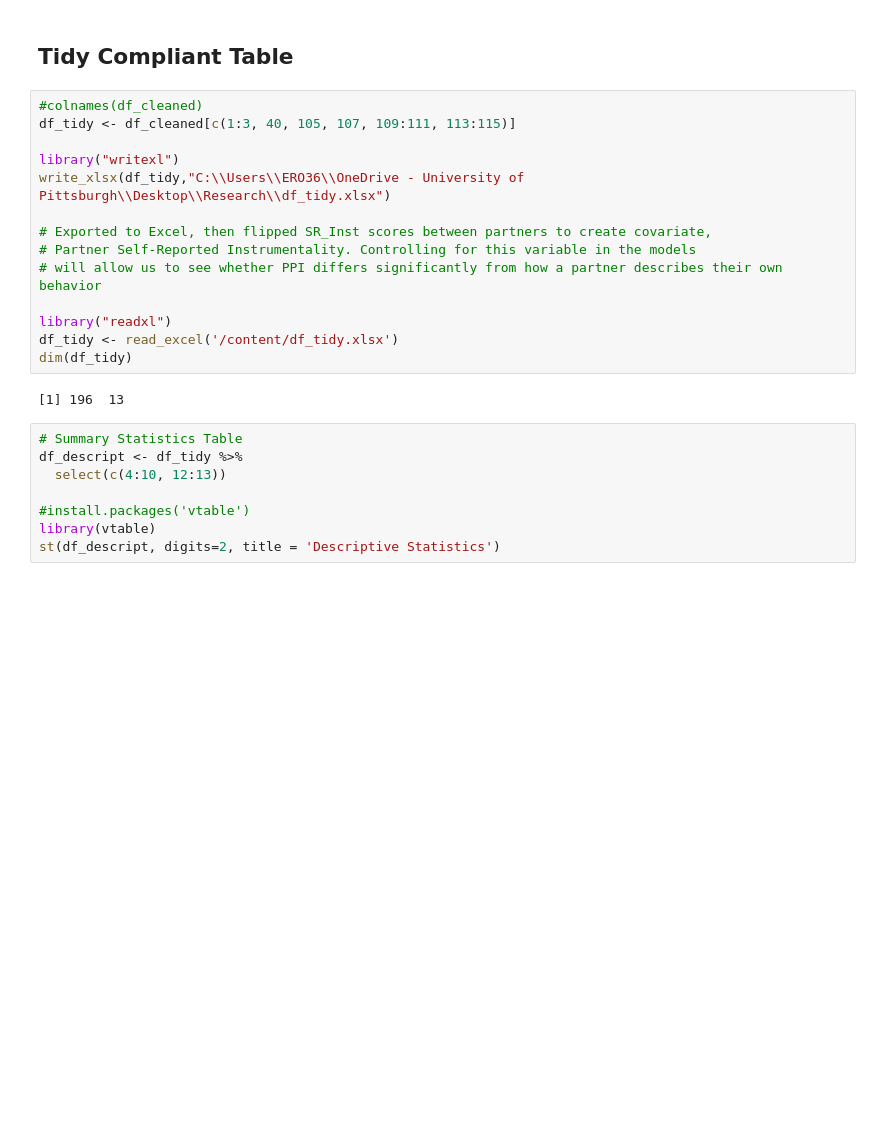
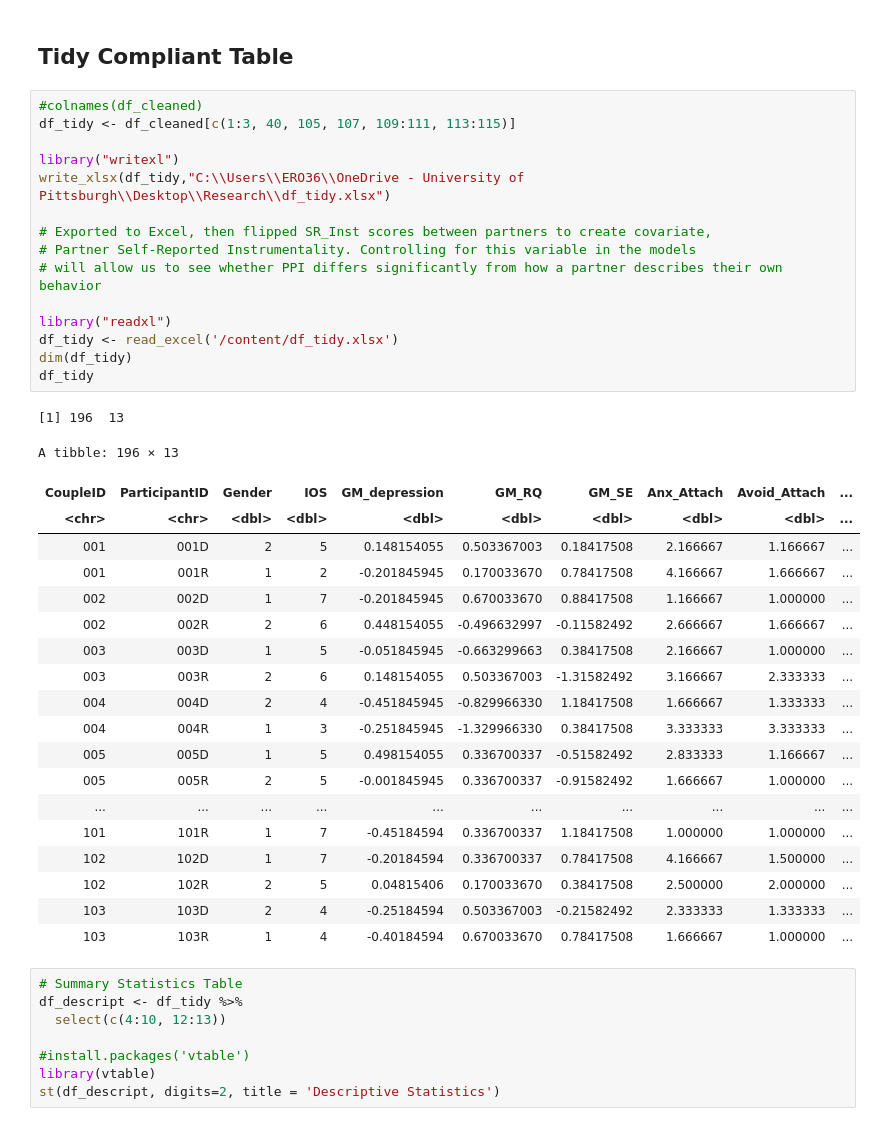
Before and after one commit to erobrien6/DataSciencePsychNeuro, a Jupyter notebook: O'Brien_DSPN_S23_FinalProject.ipynb, the cells around one changed output. Saved outputs shown, nothing was run; the diff lists cells and outputs as text; blank space fills up the shorter version.

```diff
--- a/O'Brien_DSPN_S23_FinalProject.ipynb
+++ b/O'Brien_DSPN_S23_FinalProject.ipynb
@@ -331,19 +331,39 @@ summary(df_cleaned$PPI)
 # %%
 #colnames(df_cleaned)
 df_tidy <- df_cleaned[c(1:3, 40, 105, 107, 109:111, 113:115)]
 
 library("writexl")
 write_xlsx(df_tidy,"C:\\Users\\ERO36\\OneDrive - University of Pittsburgh\\Desktop\\Research\\df_tidy.xlsx")
 
 # Exported to Excel, then flipped SR_Inst scores between partners to create covariate,
 # Partner Self-Reported Instrumentality. Controlling for this variable in the models
 # will allow us to see whether PPI differs significantly from how a partner describes their own behavior
 
 library("readxl")
 df_tidy <- read_excel('/content/df_tidy.xlsx')
 dim(df_tidy)
+df_tidy
 # %% [output]
 [1] 196  13
+A tibble: 196 × 13
+| CoupleID | ParticipantID | Gender | IOS | GM_depression | GM_RQ | GM_SE | Anx_Attach | Avoid_Attach | ... |
+| <chr> | <chr> | <dbl> | <dbl> | <dbl> | <dbl> | <dbl> | <dbl> | <dbl> | ... |
+| 001 | 001D | 2 | 5 | 0.148154055 | 0.503367003 | 0.18417508 | 2.166667 | 1.166667 | ... |
+| 001 | 001R | 1 | 2 | -0.201845945 | 0.170033670 | 0.78417508 | 4.166667 | 1.666667 | ... |
+| 002 | 002D | 1 | 7 | -0.201845945 | 0.670033670 | 0.88417508 | 1.166667 | 1.000000 | ... |
+| 002 | 002R | 2 | 6 | 0.448154055 | -0.496632997 | -0.11582492 | 2.666667 | 1.666667 | ... |
+| 003 | 003D | 1 | 5 | -0.051845945 | -0.663299663 | 0.38417508 | 2.166667 | 1.000000 | ... |
+| 003 | 003R | 2 | 6 | 0.148154055 | 0.503367003 | -1.31582492 | 3.166667 | 2.333333 | ... |
+| 004 | 004D | 2 | 4 | -0.451845945 | -0.829966330 | 1.18417508 | 1.666667 | 1.333333 | ... |
+| 004 | 004R | 1 | 3 | -0.251845945 | -1.329966330 | 0.38417508 | 3.333333 | 3.333333 | ... |
+| 005 | 005D | 1 | 5 | 0.498154055 | 0.336700337 | -0.51582492 | 2.833333 | 1.166667 | ... |
+| 005 | 005R | 2 | 5 | -0.001845945 | 0.336700337 | -0.91582492 | 1.666667 | 1.000000 | ... |
+| ... | ... | ... | ... | ... | ... | ... | ... | ... | ... |
+| 101 | 101R | 1 | 7 | -0.45184594 | 0.336700337 | 1.18417508 | 1.000000 | 1.000000 | ... |
+| 102 | 102D | 1 | 7 | -0.20184594 | 0.336700337 | 0.78417508 | 4.166667 | 1.500000 | ... |
+| 102 | 102R | 2 | 5 | 0.04815406 | 0.170033670 | 0.38417508 | 2.500000 | 2.000000 | ... |
+| 103 | 103D | 2 | 4 | -0.25184594 | 0.503367003 | -0.21582492 | 2.333333 | 1.333333 | ... |
+| 103 | 103R | 1 | 4 | -0.40184594 | 0.670033670 | 0.78417508 | 1.666667 | 1.000000 | ... |
 # %%
 # Summary Statistics Table
 df_descript <- df_tidy %>%
```
